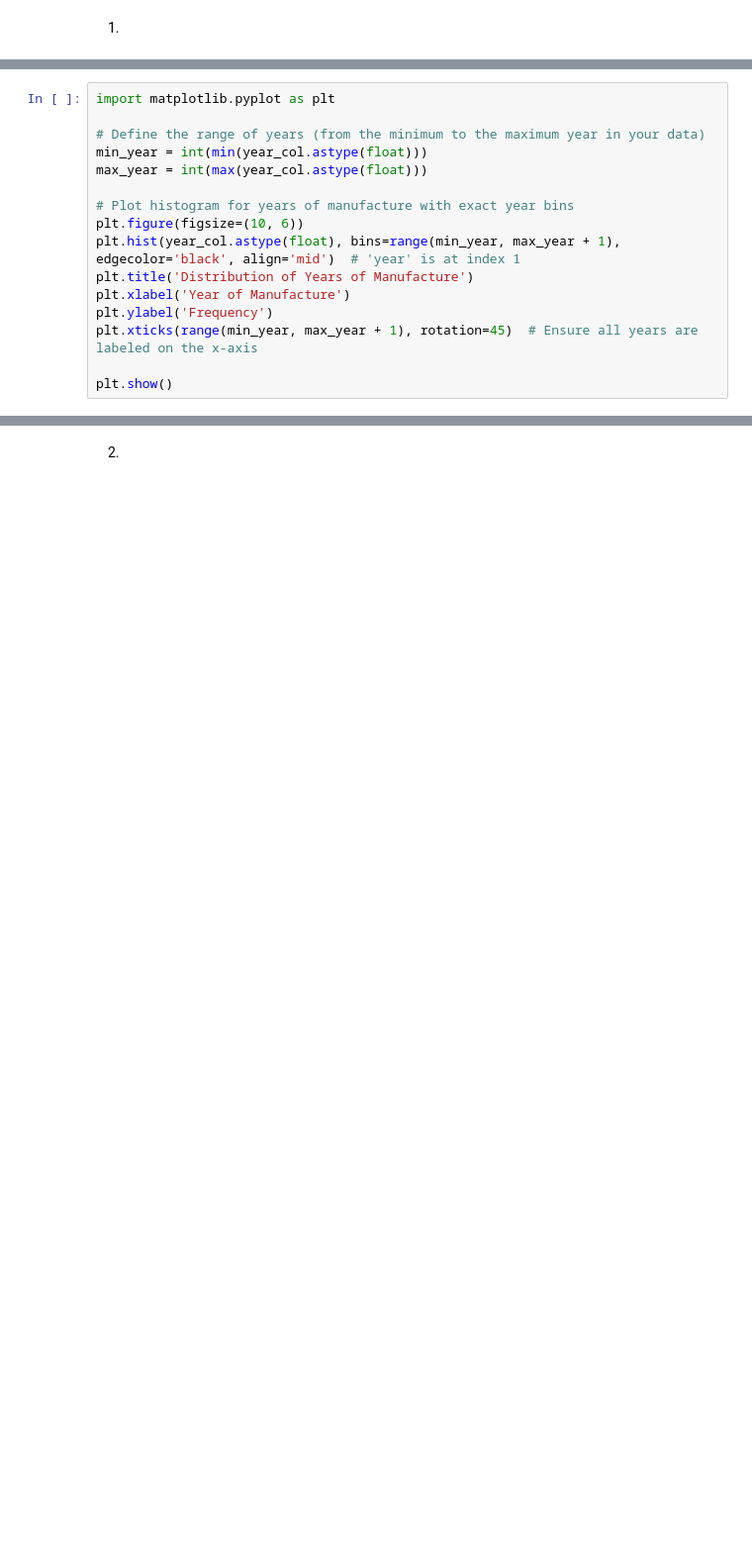
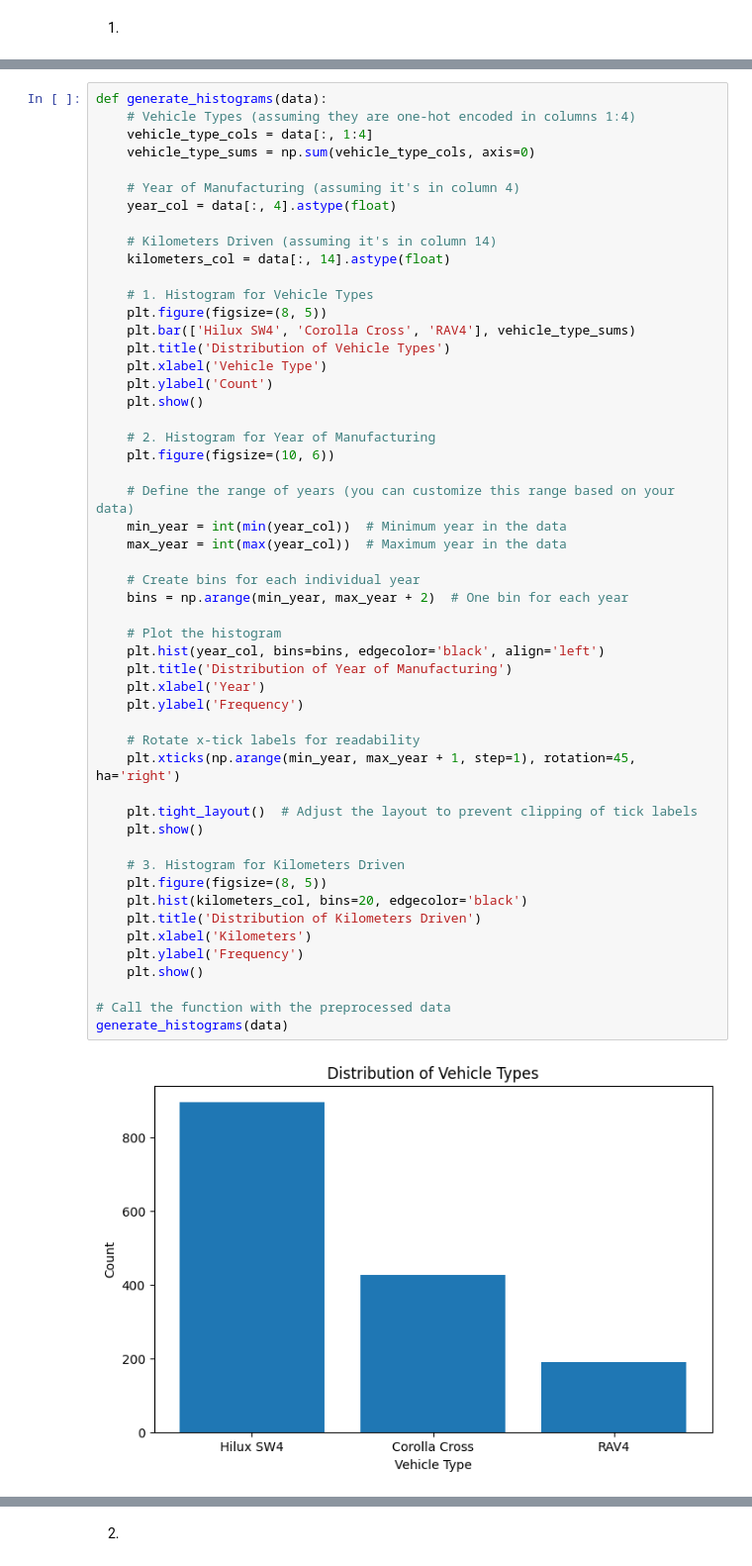
Before and after one commit to toiaalynch/machineLearningTP1, a Jupyter notebook: notebook/Entrega.ipynb, the cells around one changed output, grey strips where cells are left out. Shown at 99% size. Cells and saved outputs as stored; diff of their text form; blank space fills up the shorter version.

```diff
--- a/notebook/Entrega.ipynb
+++ b/notebook/Entrega.ipynb
@@ -75,16 +26,0 @@ plt.show()
-# %%
-import matplotlib.pyplot as plt
-
-# Define the range of years (from the minimum to the maximum year in your data)
-min_year = int(min(year_col.astype(float)))
-max_year = int(max(year_col.astype(float)))
-
-# Plot histogram for years of manufacture with exact year bins
-plt.figure(figsize=(10, 6))
-plt.hist(year_col.astype(float), bins=range(min_year, max_year + 1), edgecolor='black', align='mid')  # 'year' is at index 1
-plt.title('Distribution of Years of Manufacture')
-plt.xlabel('Year of Manufacture')
-plt.ylabel('Frequency')
-plt.xticks(range(min_year, max_year + 1), rotation=45)  # Ensure all years are labeled on the x-axis
-
-plt.show()
@@ -102,0 +27,54 @@ plt.show()
+# %%
+def generate_histograms(data):
+    # Vehicle Types (assuming they are one-hot encoded in columns 1:4)
+    vehicle_type_cols = data[:, 1:4]
+    vehicle_type_sums = np.sum(vehicle_type_cols, axis=0)
+
+    # Year of Manufacturing (assuming it's in column 4)
+    year_col = data[:, 4].astype(float)
+
+    # Kilometers Driven (assuming it's in column 14)
+    kilometers_col = data[:, 14].astype(float)
+
+    # 1. Histogram for Vehicle Types
+    plt.figure(figsize=(8, 5))
+    plt.bar(['Hilux SW4', 'Corolla Cross', 'RAV4'], vehicle_type_sums)
+    plt.title('Distribution of Vehicle Types')
+    plt.xlabel('Vehicle Type')
+    plt.ylabel('Count')
+    plt.show()
+
+    # 2. Histogram for Year of Manufacturing
+    plt.figure(figsize=(10, 6))
+
+    # Define the range of years (you can customize this range based on your data)
+    min_year = int(min(year_col))  # Minimum year in the data
+    max_year = int(max(year_col))  # Maximum year in the data
+
+    # Create bins for each individual year
+    bins = np.arange(min_year, max_year + 2)  # One bin for each year
+
+    # Plot the histogram
+    plt.hist(year_col, bins=bins, edgecolor='black', align='left')
+    plt.title('Distribution of Year of Manufacturing')
+    plt.xlabel('Year')
+    plt.ylabel('Frequency')
+
+    # Rotate x-tick labels for readability
+    plt.xticks(np.arange(min_year, max_year + 1, step=1), rotation=45, ha='right')
+
+    plt.tight_layout()  # Adjust the layout to prevent clipping of tick labels
+    plt.show()
+
+    # 3. Histogram for Kilometers Driven
+    plt.figure(figsize=(8, 5))
+    plt.hist(kilometers_col, bins=20, edgecolor='black')
+    plt.title('Distribution of Kilometers Driven')
+    plt.xlabel('Kilometers')
+    plt.ylabel('Frequency')
+    plt.show()
+
+# Call the function with the preprocessed data
+generate_histograms(data)
+# %% [output]
+[figure, added]
```
Also changed, not shown: parts of 22 cells of this notebook, 3 other files.
